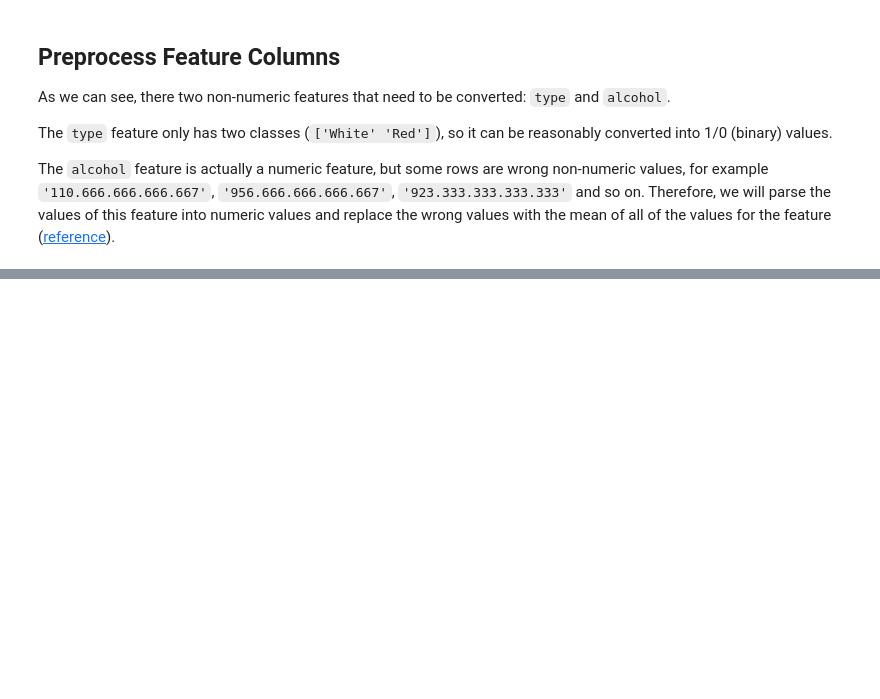
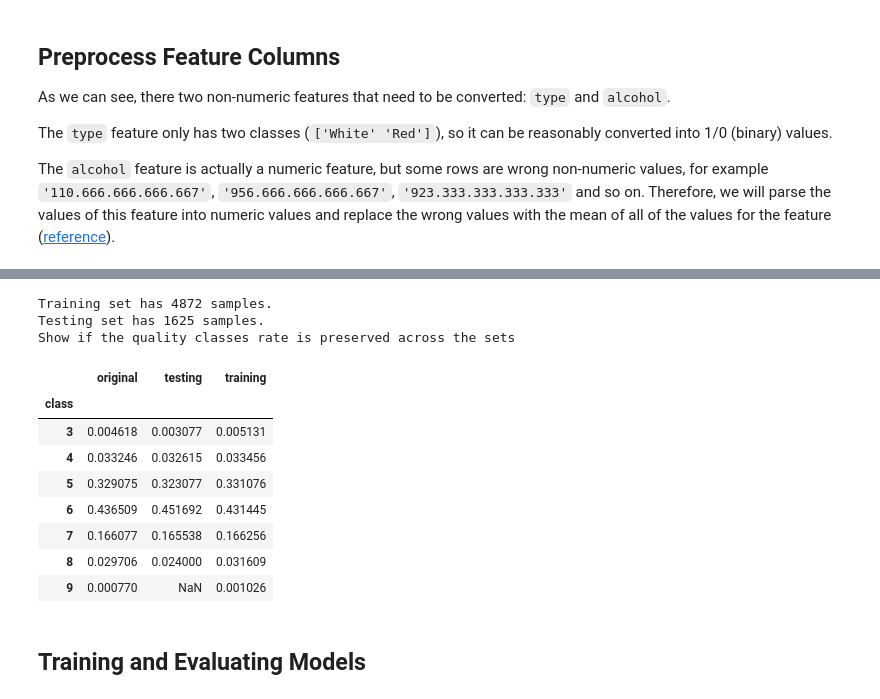
Before and after one commit to fernandojunior/wine-test, a Jupyter notebook: notebook.ipynb, the cells around one changed output, grey strips where cells are left out. Cells and saved outputs as stored; diff of their text form; code cells hidden in the pictures; blank space fills up the shorter version.

```diff
--- a/notebook.ipynb
+++ b/notebook.ipynb
@@ -167,0 +198,49 @@ X_all = preprocess_features(X_all)
+# %%
+from sklearn.model_selection import train_test_split
+
+# Set the number of training points
+num_train = int(X_all.shape[0] * 0.75)
+
+# Set the number of testing points
+num_test = X_all.shape[0] - num_train
+
+# Shuffle and split the dataset into the number of training and testing points above
+X_train, X_test, y_train, y_test = train_test_split(
+    X_all,
+    y_all,
+    train_size=num_train,
+    test_size=num_test,
+    random_state=42,
+    #stratify=y_all  #  EXTRA: preserve class imbalance
+)
+
+# Show the results of the split
+print("Training set has {} samples.".format(X_train.shape[0]))
+print("Testing set has {} samples.".format(X_test.shape[0]))
+
+print("Show if the quality classes rate is preserved across the sets")
+
+cls_props = pd.DataFrame(data={
+    'original': data['quality'].value_counts() / data['quality'].shape[0],
+    'training': y_train.value_counts() / y_train.shape[0],
+    'testing': y_test.value_counts() / y_test.shape[0]
+})
+cls_props.index.name = 'class'
+display(cls_props)
+
+# sns.catplot(data=df, kind="count");
+# %% [output]
+Training set has 4872 samples.
+Testing set has 1625 samples.
+Show if the quality classes rate is preserved across the sets
+|  | original | testing | training |
+| class |  |  |  |
+| 3 | 0.004618 | 0.003077 | 0.005131 |
+| 4 | 0.033246 | 0.032615 | 0.033456 |
+| 5 | 0.329075 | 0.323077 | 0.331076 |
+| 6 | 0.436509 | 0.451692 | 0.431445 |
+| 7 | 0.166077 | 0.165538 | 0.166256 |
+| 8 | 0.029706 | 0.024000 | 0.031609 |
+| 9 | 0.000770 | NaN | 0.001026 |
+# %% [markdown]
+## Training and Evaluating Models
```
Also changed, not shown: parts of 14 cells of this notebook.
